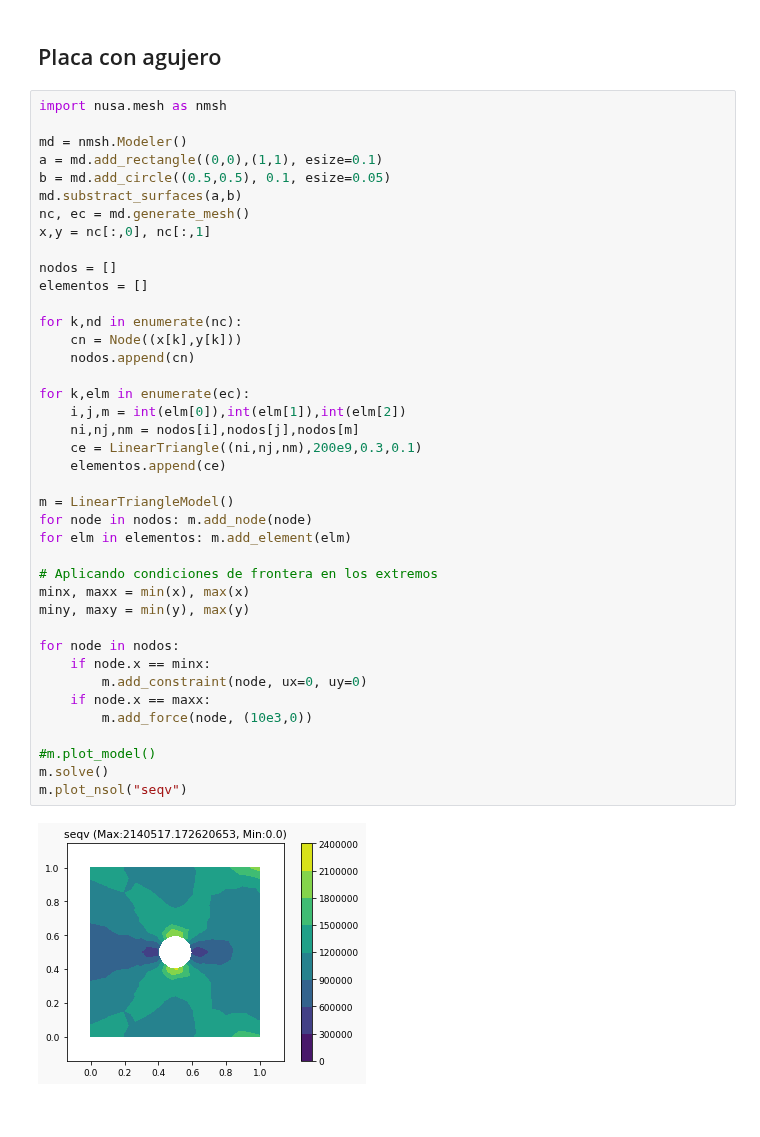
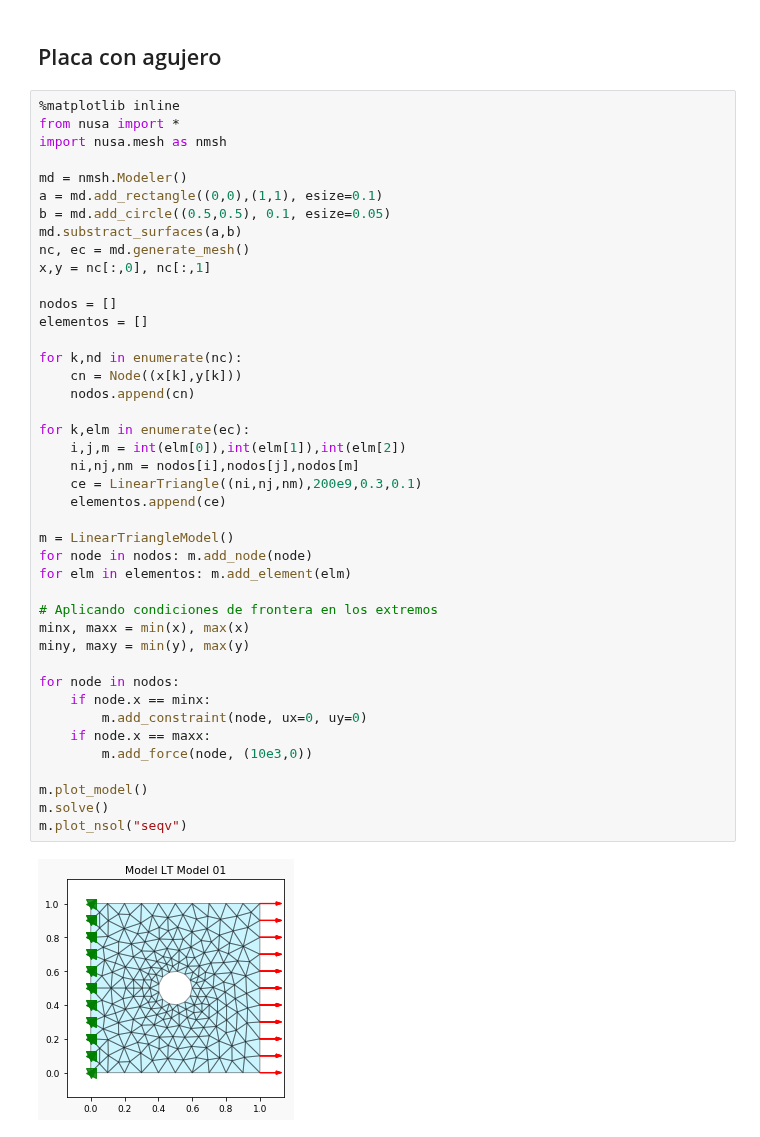
Before and after one commit to JorgeDeLosSantos/nusa, a Jupyter notebook: docs/nusa-info/es/linear-triangle-element.ipynb, the cells around one changed output. Cells and saved outputs as stored; diff of their text form.

```diff
--- a/docs/nusa-info/es/linear-triangle-element.ipynb
+++ b/docs/nusa-info/es/linear-triangle-element.ipynb
@@ -160,6 +160,8 @@ m.plot_nsol("seqv")
 # %% [markdown]
 ## Placa con agujero
 # %%
+%matplotlib inline
+from nusa import *
 import nusa.mesh as nmsh
 
 md = nmsh.Modeler()
@@ -172,32 +174,32 @@ x,y = nc[:,0], nc[:,1]
 nodos = []
 elementos = []
 
 for k,nd in enumerate(nc):
     cn = Node((x[k],y[k]))
     nodos.append(cn)
 
 for k,elm in enumerate(ec):
     i,j,m = int(elm[0]),int(elm[1]),int(elm[2])
     ni,nj,nm = nodos[i],nodos[j],nodos[m]
     ce = LinearTriangle((ni,nj,nm),200e9,0.3,0.1)
     elementos.append(ce)
 
 m = LinearTriangleModel()
 for node in nodos: m.add_node(node)
 for elm in elementos: m.add_element(elm)
 
 # Aplicando condiciones de frontera en los extremos
 minx, maxx = min(x), max(x)
 miny, maxy = min(y), max(y)
 
 for node in nodos:
     if node.x == minx:
         m.add_constraint(node, ux=0, uy=0)
     if node.x == maxx:
         m.add_force(node, (10e3,0))
 
-#m.plot_model()
+m.plot_model()
 m.solve()
 m.plot_nsol("seqv")
 # %% [output]
-[figure, old version]
+[figure, new version]
```
Also changed, not shown: parts of 1 cell of this notebook, 11 other files.
